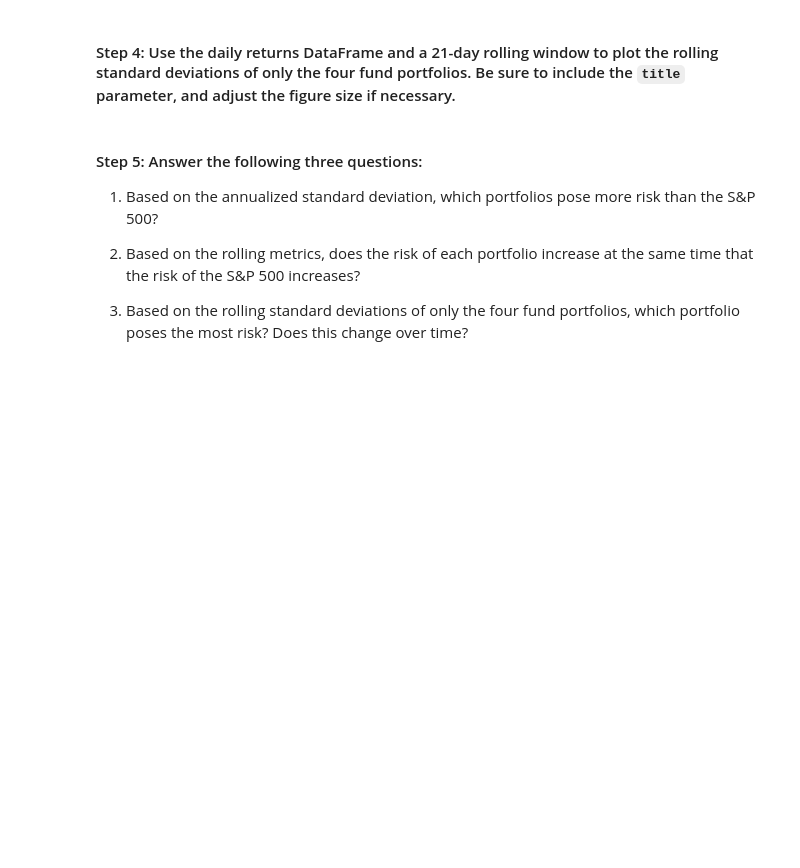
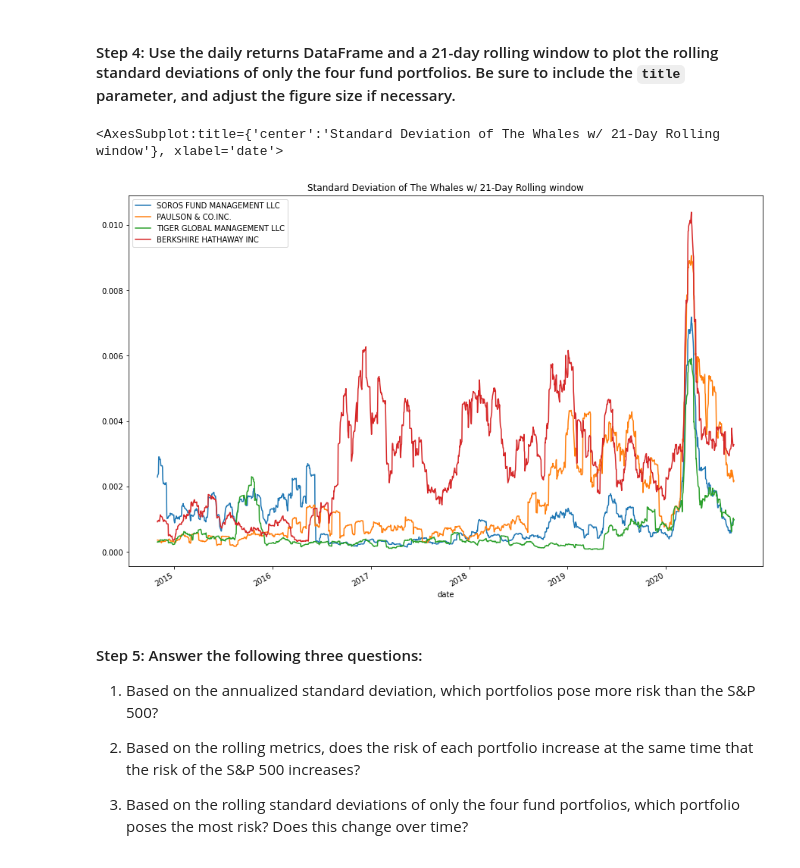
Before and after one commit to JonahLeggett/Risk_Return_Analysis, a Jupyter notebook: risk_return_analysis.ipynb, the cells around one changed output. Drawn from its saved outputs; the diff is of its cells as text; code cells hidden in the pictures; blank space fills up the shorter version.

```diff
--- a/risk_return_analysis.ipynb
+++ b/risk_return_analysis.ipynb
@@ -255,7 +278,11 @@ Evaluate the risk profile of each portfolio by using the standard deviation and
 # %%
 # Using the daily return data and a 21-day rolling window, plot the rolling standard deviation of just the 4 portfolios.
 # Include a title parameter and adjust the figure size
-# YOUR CODE HERE
+daily_returns_std_21_whales = daily_returns_whales.rolling(window=21).std()
+daily_returns_std_21_whales.plot(figsize=(15,10), title="Standard Deviation of The Whales w/ 21-Day Rolling window")
+# %% [output]
+<AxesSubplot:title={'center':'Standard Deviation of The Whales w/ 21-Day Rolling window'}, xlabel='date'>
+[figure, added]
 # %% [markdown]
 #### Step 5: Answer the following three questions:
 
```
Also changed, not shown: parts of 6 cells of this notebook.
